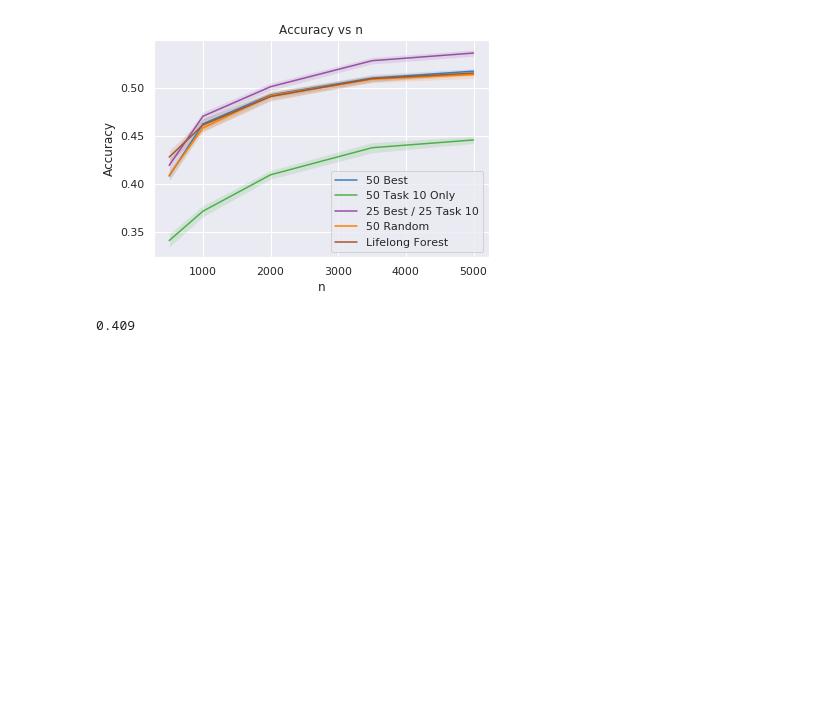
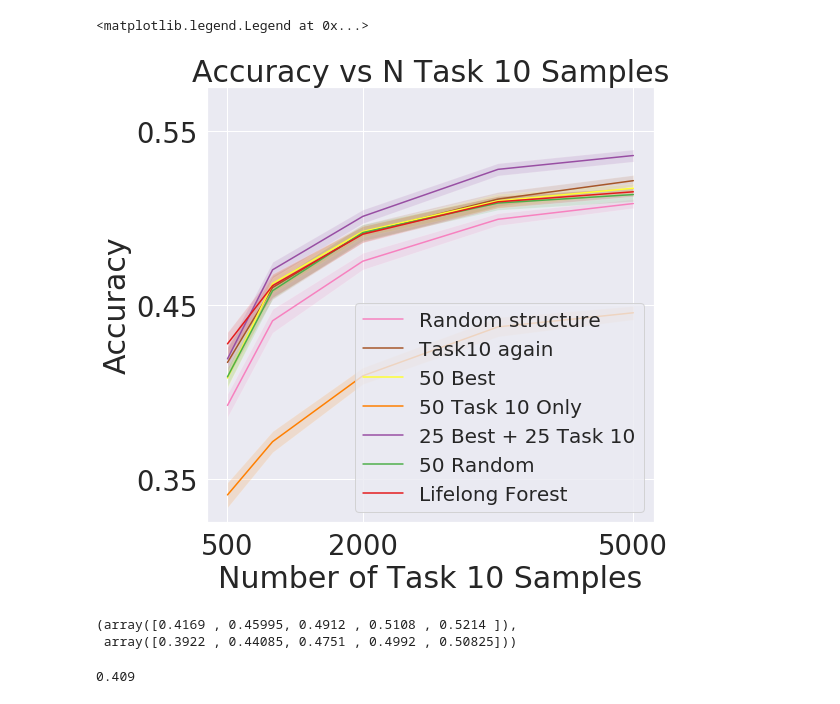
Before and after one commit to neurodata/lifelong-learning, a Jupyter notebook: cef/cifar100/cifar-recruit.ipynb, the cells around one changed output. Drawn from its saved outputs; the diff is of its cells as text; code cells hidden in the pictures; blank space fills up the shorter version.

Commit message:
rotated cifar results

```diff
--- a/cef/cifar100/cifar-recruit.ipynb
+++ b/cef/cifar100/cifar-recruit.ipynb
@@ -702,3 +708,6 @@ for i, n in enumerate(tqdm(ns)):
 # %%
-pickle.dump(mean_errors, open('mean_errors_recruit_experiment.pkl', 'wb'))
-pickle.dump(std_errors, open('std_errors_recruit_experiment.pkl', 'wb'))
+# pickle.dump(mean_errors, open('mean_errors_recruit_experiment.pkl', 'wb'))
+# pickle.dump(std_errors, open('std_errors_recruit_experiment.pkl', 'wb'))
+
+mean_errors = pickle.load(open('mean_errors_recruit_experiment.pkl', 'rb'))
+std_errors = pickle.load(open('std_errors_recruit_experiment.pkl', 'rb'))
@@ -705,41 +782,73 @@ pickle.dump(std_errors, open('std_errors_recruit_experiment.pkl', 'wb'))
+# %%
+mean_10_error = 1-np.mean(error, axis=1)
+std_10_error = np.std(error, axis=1) / np.sqrt(n_mc)
+# %%
+mean_p_error = 1-np.mean(permute_error, axis=1)
+std_p_error = np.std(permute_error, axis=1) / np.sqrt(n_mc)
 # %%
-fig, ax = plt.subplots(1,1)
+fig, ax = plt.subplots(1,1, figsize=(8,8))
 sns.set()
 
 mean_error = 1-mean_errors
 std_error = std_errors / np.sqrt(n_mc)
 
-colors = sns.color_palette('Set1', n_colors=mean_error.shape[0] + 1)
-labels = ['50 Best', '50 Task 10 Only', '25 Best / 25 Task 10', '50 Random', 'BF', 'Lifelong Forest']
+colors = sns.color_palette('Set1', n_colors=mean_error.shape[0]+2)
+
+labels = ['50 Best', '50 Task 10 Only', '25 Best + 25 Task 10', '50 Random', 'BF', 'Lifelong Forest']
 not_included = ['BF']
+
+
+ax.plot(ns, mean_p_error, c=colors[-1], label='Random structure')
+ax.fill_between(ns,
+        mean_p_error + 1.96*std_error[i],
+        mean_p_error - 1.96*std_error[i],
+        where=mean_p_error + 1.96*std_p_error >= mean_p_error - 1.96*std_p_error,
+        facecolor=colors[-1],
+        alpha=0.15,
+        interpolate=False)
+
+ax.plot(ns, mean_10_error, c=colors[-2], label='Task10 again')
+ax.fill_between(ns,
+        mean_10_error + 1.96*std_10_error,
+        mean_10_error - 1.96*std_10_error,
+        where=mean_10_error + 1.96*std_10_error >= mean_10_error - 1.96*std_10_error,
+        facecolor=colors[-2],
+        alpha=0.15,
+        interpolate=False)
 
 for i, error_ in enumerate(mean_error):
     if labels[i] in not_included:
         continue
-    ax.plot(ns, mean_error[i], c=colors[i+1], label=labels[i])
+    ax.plot(ns, mean_error[i], c=colors[-(i+3)], label=labels[i])
     ax.fill_between(ns,
             mean_error[i] + 1.96*std_error[i],
             mean_error[i] - 1.96*std_error[i],
             where=mean_error[i] + 1.96*std_error[i] >= mean_error[i] - 1.96*std_error[i],
-            facecolor=colors[i+1],
+            facecolor=colors[-(i+3)],
             alpha=0.15,
             interpolate=False)
 
+ax.set_title('Accuracy vs N Task 10 Samples', fontsize=30)
+ax.set_ylabel('Accuracy', fontsize=30)
+ax.set_xlabel('Number of Task 10 Samples', fontsize=30)
+ax.tick_params(labelsize=27.5)
+ax.set_ylim(0.325, 0.575)
 
+ax.set_xticks([500, 2000, 5000])
+ax.set_yticks([0.35, 0.45, 0.55])
 
-ax.set_title('Accuracy vs n')
-ax.set_ylabel('Accuracy')
-ax.set_xlabel('n')
-
-# ax.set_xticks([])
-# ax.set_yticks([])
-
-ax.legend()
-plt.savefig('cifar-recruit-task10.pdf')
-plt.savefig('cifar-recruit-task10.svg')
-plt.savefig('cifar-recruit-task10.png', dpi=500)
+ax.legend(fontsize=20)
+# plt.savefig('cifar-recruit-task10.pdf')
+# plt.savefig('cifar-recruit-task10.svg')
+# plt.savefig('cifar-recruit-task10.png', dpi=500)
 # %% [output]
+<matplotlib.legend.Legend at 0x...>
-[figure, old version]
+[figure, new version]
+# %%
+mean_10_error, mean_p_error
+# %% [output]
+(array([0.4169 , 0.45995, 0.4912 , 0.5108 , 0.5214 ]),
+ array([0.3922 , 0.44085, 0.4751 , 0.4992 , 0.50825]))
 # %%
 np.random.seed(1)
 
```
Also changed, not shown: parts of 4 cells of this notebook, 6 other files.
